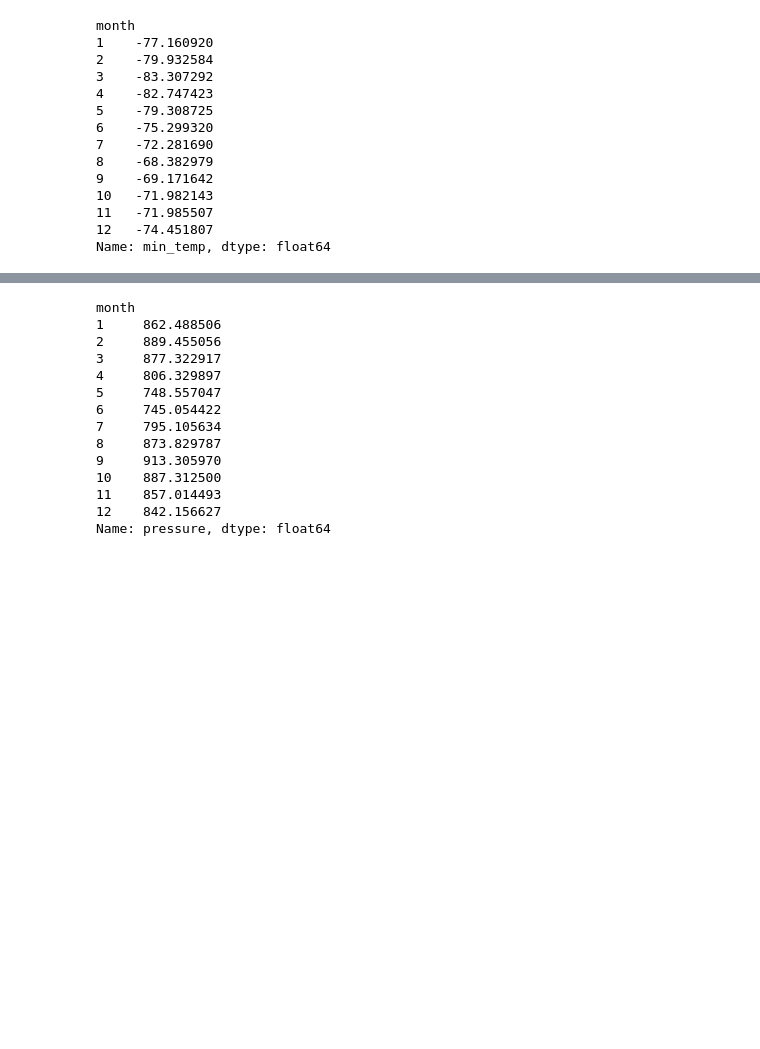
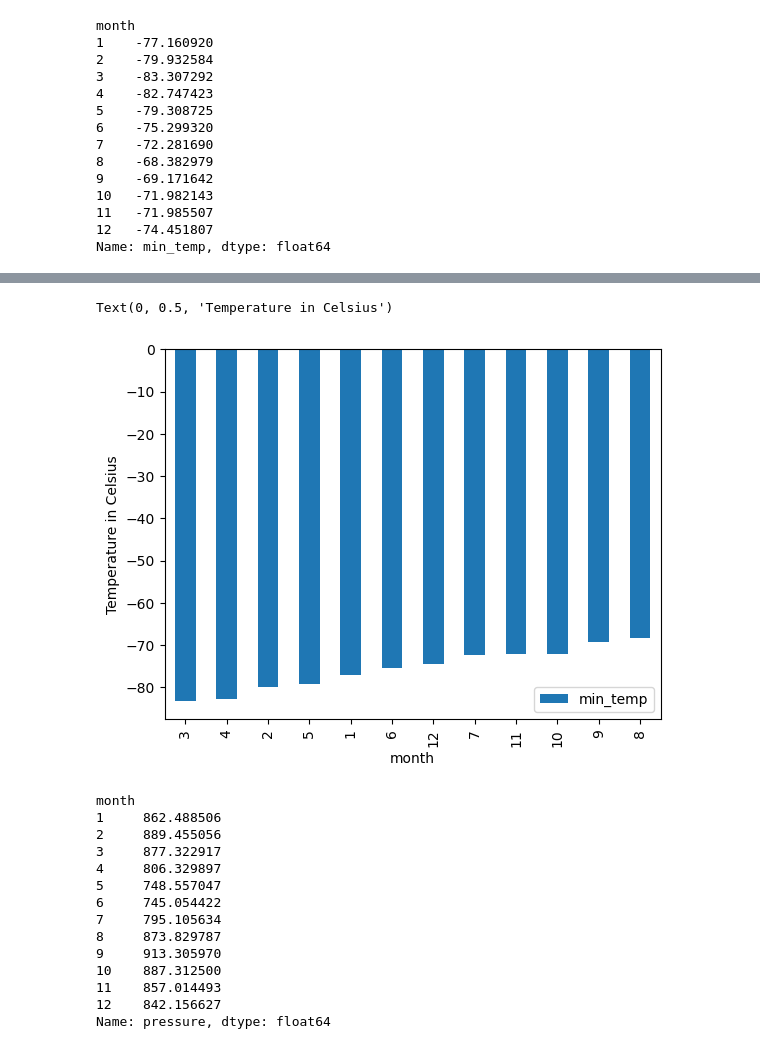
Before and after one commit to JustinS25/html-challenge, a Jupyter notebook: Mars Files/part_2_mars_weather.ipynb, the cells around one changed output, grey strips where cells are left out. Saved outputs shown, nothing was run; the diff lists cells and outputs as text; code cells hidden in the pictures; blank space fills up the shorter version.

```diff
--- a/Mars Files/part_2_mars_weather.ipynb
+++ b/Mars Files/part_2_mars_weather.ipynb
@@ -154,2 +213,12 @@ Name: min_temp, dtype: float64
+# %%
+# Identify the coldest and hottest months in Curiosity's location (Plot by ascending average temp)
+df_avg_min = df[['month','min_temp']].groupby('month').mean().sort_values('min_temp',ascending=True)
+# Plot the average temperature by month
+df_avg_min.plot(kind='bar')
+plt.xlabel('month')
+plt.ylabel('Temperature in Celsius')
+# %% [output]
+Text(0, 0.5, 'Temperature in Celsius')
+[figure, added]
 # %%
 # 4. Average pressure by Martian month
```
Also changed, not shown: parts of 20 cells of this notebook, 2 other files.
